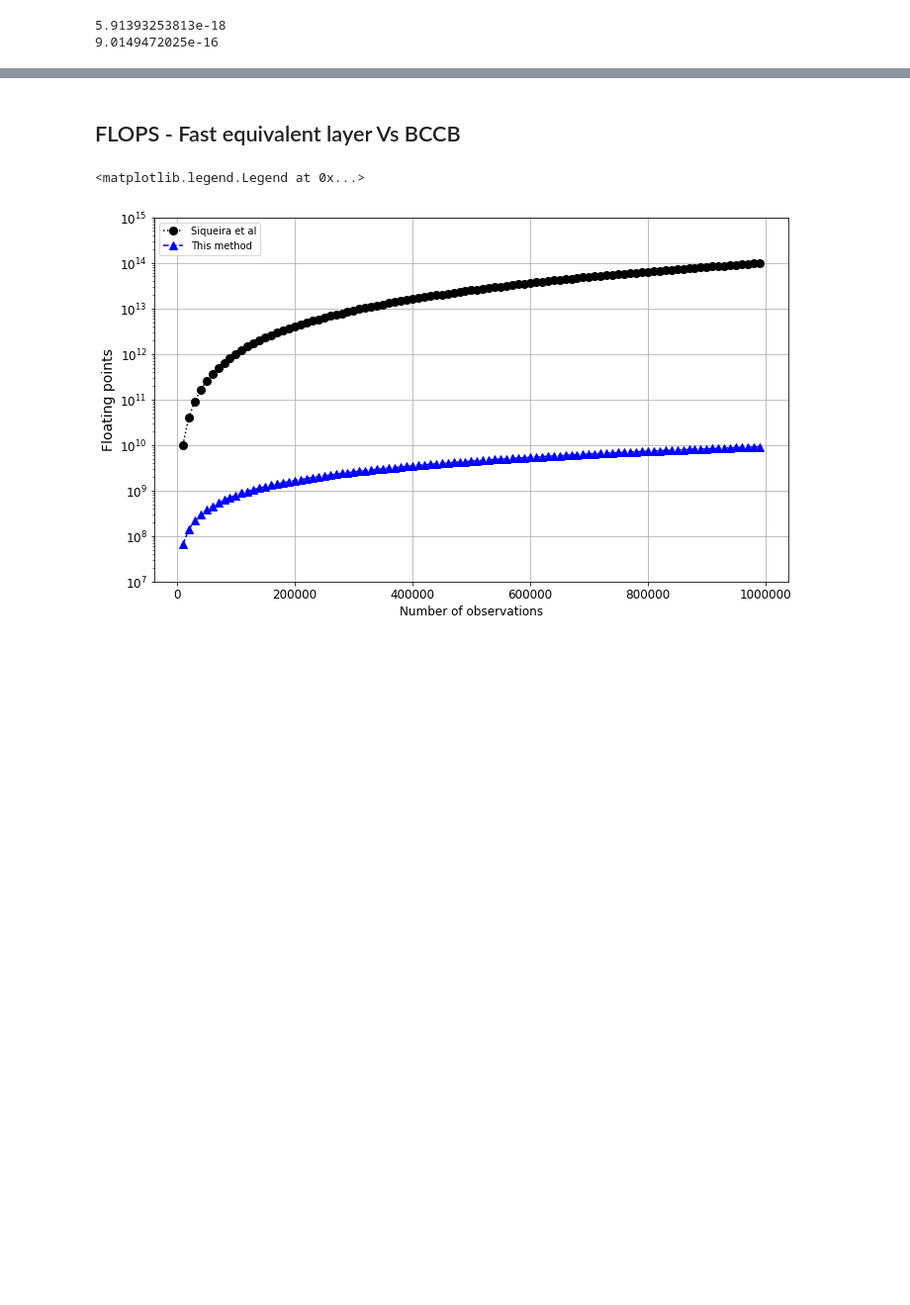
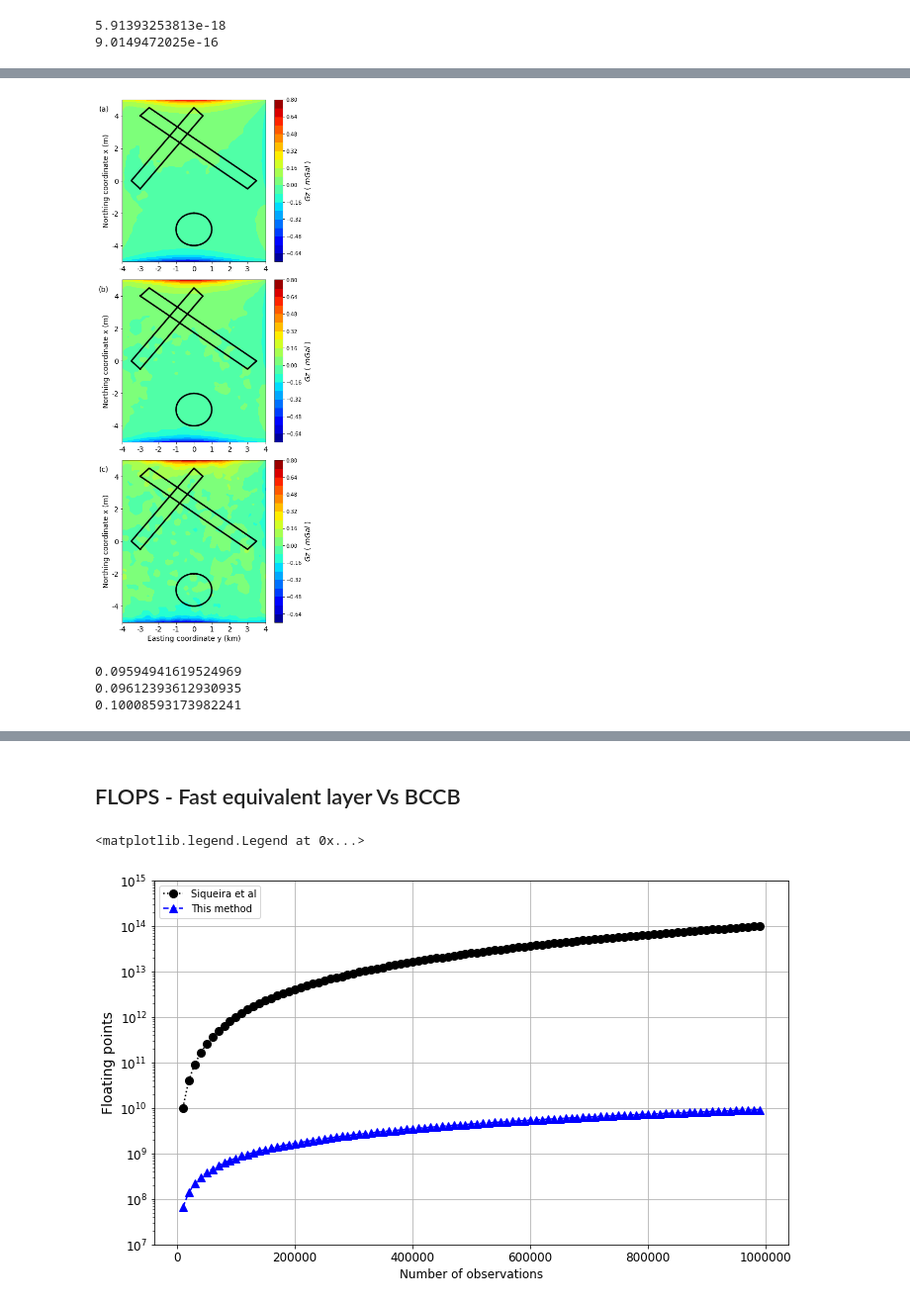
Before and after one commit to pinga-lab/Eq_Layer-Toeplitz, a Jupyter notebook: code/Fast equivalent_BCCB_comparison.ipynb, the cells around one changed output, grey strips where cells are left out. Shown at 99% size. Drawn from its saved outputs; the diff is of its cells as text; code cells hidden in the pictures; blank space fills up the shorter version.

```diff
--- a/code/Fast equivalent_BCCB_comparison.ipynb
+++ b/code/Fast equivalent_BCCB_comparison.ipynb
@@ -663,0 +777,74 @@ print std
+# %%
+# Up Fourier
+gzp_fourier_up_low = fc_c.upcontinue(xi, yi, dobs_low, shape, 200)
+gzp_fourier_up_med = fc_c.upcontinue(xi, yi, dobs_med, shape, 200)
+gzp_fourier_up_high = fc_c.upcontinue(xi, yi, dobs_high, shape, 200)
+# %%
+# plot of the vertical component of the gravitational atraction at z=0
+plt.figure(figsize=(6.0,15))
+
+up_low = dobs_up-np.ravel(gzp_fourier_up_low)
+plt.subplot(311)
+plt.title('(a)', y=0.91, x=-0.13, fontsize=14)
+plt.tricontourf(yi,xi,up_low,22,cmap='jet')
+plt.plot(x_p,y_p,color="k", linewidth=3)
+plt.plot(x_p2,y_p2,color="k", linewidth=3)
+plt.plot(y, x, color="k", linewidth=3)
+cb = plt.colorbar(shrink=1)
+#plt.axis('scaled')
+cb.set_label('$Gz$ ( $mGal$ )', rotation=90, fontsize=14)
+plt.xlim(np.min(yi),np.max(yi))
+plt.ylim(np.min(xi),np.max(xi))
+plt.xticks(fontsize=14)
+plt.yticks(fontsize=14)
+#plt.xlabel('Easting coordinate y (km)', fontsize=14)
+plt.ylabel('Northing coordinate x (m)', fontsize=14)
+mpl.m2km()
+
+up_med = dobs_up-np.ravel(gzp_fourier_up_med)
+plt.subplot(312)
+plt.title('(b)', y=0.91, x=-0.13, fontsize=14)
+plt.tricontourf(yi,xi,up_med,22,cmap='jet')
+plt.plot(x_p,y_p,color="k", linewidth=3)
+plt.plot(x_p2,y_p2,color="k", linewidth=3)
+plt.plot(y, x, color="k", linewidth=3)
+cb = plt.colorbar(shrink=1)
+#plt.axis('scaled')
+cb.set_label('$Gz$ ( $mGal$ )', rotation=90, fontsize=14)
+plt.xlim(np.min(yi),np.max(yi))
+plt.ylim(np.min(xi),np.max(xi))
+plt.xticks(fontsize=14)
+plt.yticks(fontsize=14)
+#plt.xlabel('Easting coordinate y (km)', fontsize=14)
+plt.ylabel('Northing coordinate x (m)', fontsize=14)
+mpl.m2km()
+
+up_high = dobs_up-np.ravel(gzp_fourier_up_high)
+plt.subplot(313)
+plt.title('(c)', y=0.91, x=-0.13, fontsize=14)
+plt.tricontourf(yi,xi,up_high,22,cmap='jet')
+plt.plot(x_p,y_p,color="k", linewidth=3)
+plt.plot(x_p2,y_p2,color="k", linewidth=3)
+plt.plot(y, x, color="k", linewidth=3)
+cb = plt.colorbar(shrink=1)
+#plt.axis('scaled')
+cb.set_label('$Gz$ ( $mGal$ )', rotation=90, fontsize=14)
+plt.xlim(np.min(yi),np.max(yi))
+plt.ylim(np.min(xi),np.max(xi))
+plt.xticks(fontsize=14)
+plt.yticks(fontsize=14)
+plt.xlabel('Easting coordinate y (km)', fontsize=14)
+plt.ylabel('Northing coordinate x (m)', fontsize=14)
+mpl.m2km()
+plt.tight_layout(True)
+plt.savefig('../manuscript/Fig/Figure16_r1.png', dpi=300)
+# %% [output]
+[figure, added]
+# %%
+print np.std(up_low)
+print np.std(up_med)
+print np.std(up_high)
+# %% [output]
+0.09594941619524969
+0.09612393612930935
+0.10008593173982241
```
Also changed, not shown: parts of 29 cells of this notebook, 7 other files.
